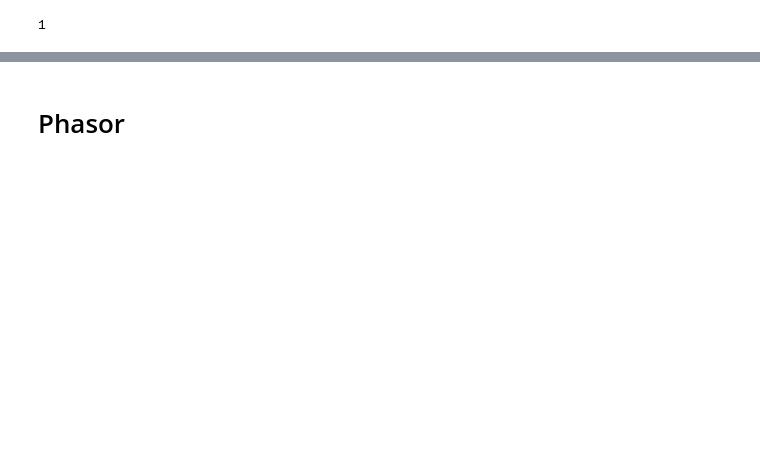
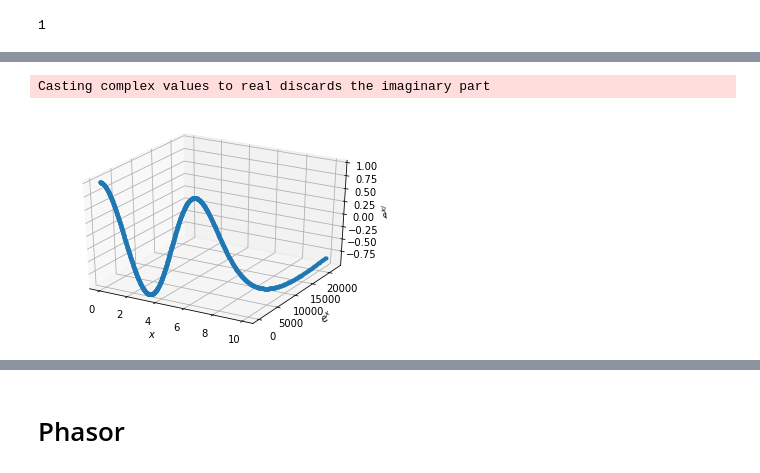
Before and after one commit to TaeYongGong/class2021Spring, a Jupyter notebook: sound.ipynb, the cells around one changed output, grey strips where cells are left out. Cells and saved outputs as stored; diff of their text form; code cells hidden in the pictures; blank space fills up the shorter version.

```diff
--- a/sound.ipynb
+++ b/sound.ipynb
@@ -14,0 +99,15 @@ from scipy.signal import lfilter
+# %%
+x = np.linspace(0,100,10000)
+y = [np.exp(b) for b in x]
+z = [np.exp(b*1j) for b in x]
+
+fig = plt.figure()
+ax = plt.subplot(111, projection='3d')
+ax.plot(x[0:1000], y[0:1000], z[0:1000], '.')
+ax.set_xlabel('$x$')
+ax.set_ylabel('$ e^x $')
+ax.set_zlabel('$e^{xi} $')
+ax.grid()
+# %% [output]
+Casting complex values to real discards the imaginary part
+[figure, added]
```
Also changed, not shown: parts of 29 cells of this notebook.
